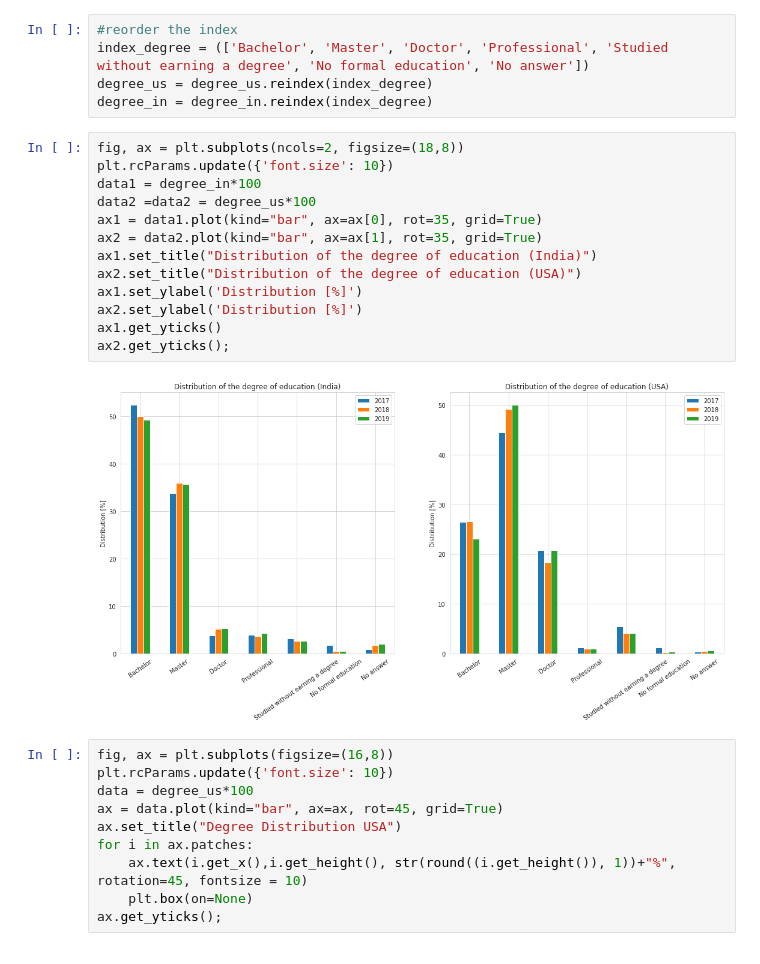
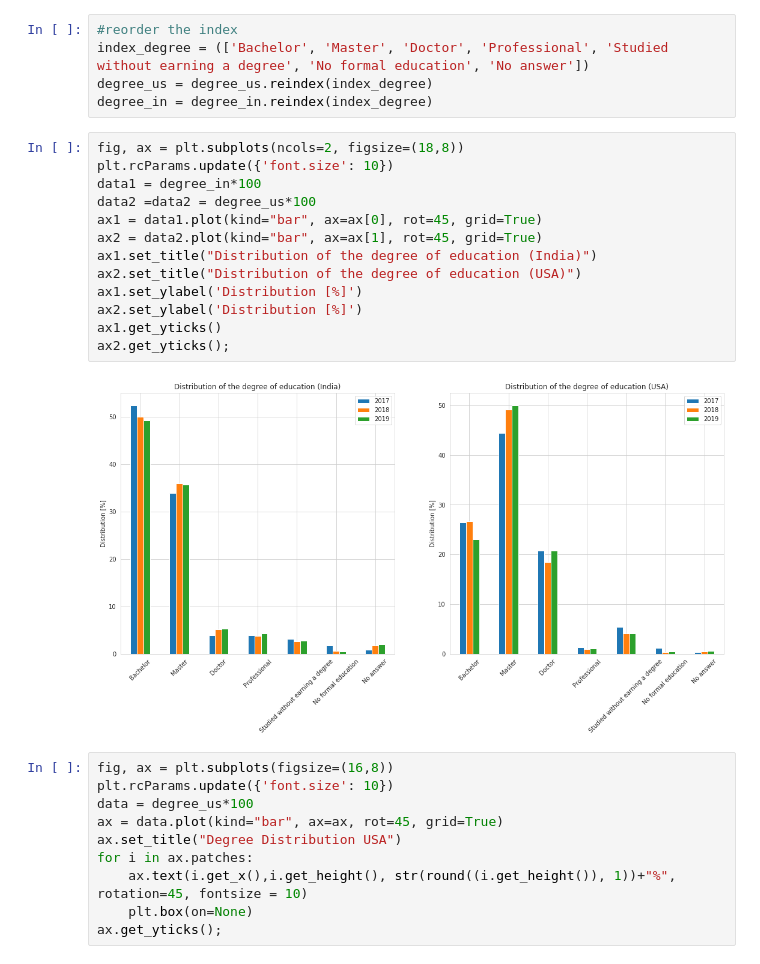
Before and after one commit to laurakah/BattleOfTheGiants, a Jupyter notebook: notebooks/main.ipynb, the cells around one changed output. Cells and saved outputs as stored; diff of their text form.

```diff
--- a/notebooks/main.ipynb
+++ b/notebooks/main.ipynb
@@ -482,18 +482,18 @@ degree_in = degree_in.reindex(index_degree)
 # %%
 fig, ax = plt.subplots(ncols=2, figsize=(18,8))
 plt.rcParams.update({'font.size': 10})
 data1 = degree_in*100
 data2 =data2 = degree_us*100
-ax1 = data1.plot(kind="bar", ax=ax[0], rot=35, grid=True)
-ax2 = data2.plot(kind="bar", ax=ax[1], rot=35, grid=True)
+ax1 = data1.plot(kind="bar", ax=ax[0], rot=45, grid=True)
+ax2 = data2.plot(kind="bar", ax=ax[1], rot=45, grid=True)
 ax1.set_title("Distribution of the degree of education (India)")
 ax2.set_title("Distribution of the degree of education (USA)")
 ax1.set_ylabel('Distribution [%]')
 ax2.set_ylabel('Distribution [%]')
 ax1.get_yticks()
 ax2.get_yticks();
 # %% [output]
-[figure, old version]
+[figure, new version]
 # %%
 fig, ax = plt.subplots(figsize=(16,8))
 plt.rcParams.update({'font.size': 10})
```
Also changed, not shown: 1 other file.
